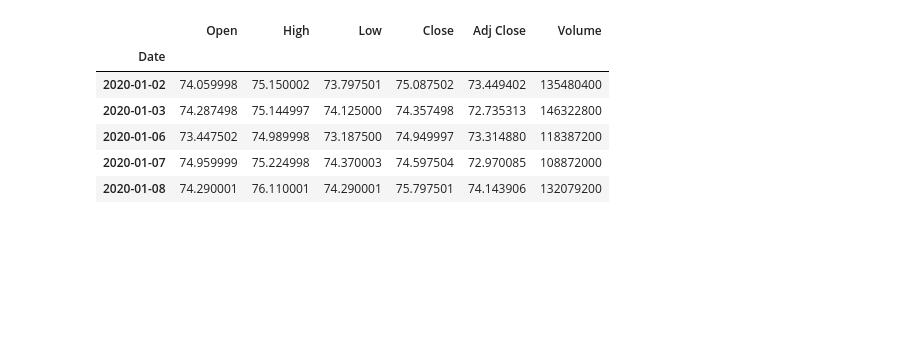
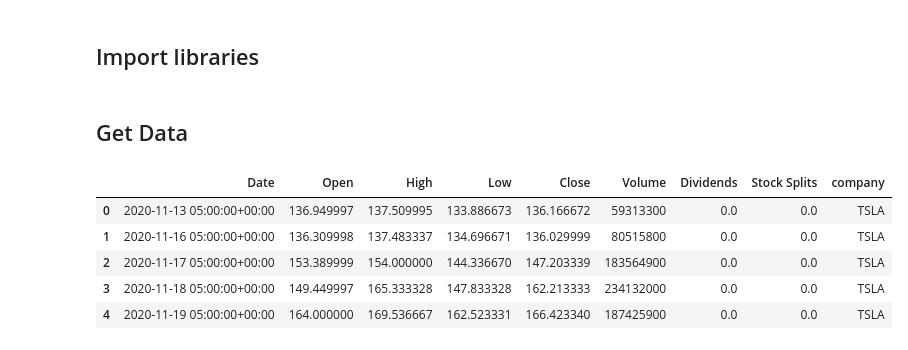
Before and after one commit to tangani/stock-trading, a Jupyter notebook: src/notebooks/yahoo_finance.ipynb, the cells around one changed output. Cells and saved outputs as stored; diff of their text form; code cells hidden in the pictures; blank space fills up the shorter version.

Commit message:
Starting time sereis analysis on the stocks we have

```diff
--- a/src/notebooks/yahoo_finance.ipynb
+++ b/src/notebooks/yahoo_finance.ipynb
@@ -17,0 +1,2 @@ data = yf.download(ticker, start_date, end_date)
+# %% [markdown]
+## Import libraries
@@ -17,0 +12,2 @@ data = yf.download(ticker, start_date, end_date)
+# %% [markdown]
+## Get Data
@@ -18,10 +17,14 @@ data = yf.download(ticker, start_date, end_date)
+# %%
+from src.backend.get_data.yahoo_finance import get_data
+# from src.backend.yahoo_finance import get_data
+
+df = get_data("yahoo_finance")
 # %%
-data.head()
+df.head()
 # %% [output]
-|  | Open | High | Low | Close | Adj Close | Volume |
-| Date |  |  |  |  |  |  |
-| 2020-01-02 | 74.059998 | 75.150002 | 73.797501 | 75.087502 | 73.449402 | 135480400 |
-| 2020-01-03 | 74.287498 | 75.144997 | 74.125000 | 74.357498 | 72.735313 | 146322800 |
-| 2020-01-06 | 73.447502 | 74.989998 | 73.187500 | 74.949997 | 73.314880 | 118387200 |
-| 2020-01-07 | 74.959999 | 75.224998 | 74.370003 | 74.597504 | 72.970085 | 108872000 |
-| 2020-01-08 | 74.290001 | 76.110001 | 74.290001 | 75.797501 | 74.143906 | 132079200 |
+|  | Date | Open | High | Low | Close | Volume | Dividends | Stock Splits | company |
+| 0 | 2020-11-13 05:00:00+00:00 | 136.949997 | 137.509995 | 133.886673 | 136.166672 | 59313300 | 0.0 | 0.0 | TSLA |
+| 1 | 2020-11-16 05:00:00+00:00 | 136.309998 | 137.483337 | 134.696671 | 136.029999 | 80515800 | 0.0 | 0.0 | TSLA |
+| 2 | 2020-11-17 05:00:00+00:00 | 153.389999 | 154.000000 | 144.336670 | 147.203339 | 183564900 | 0.0 | 0.0 | TSLA |
+| 3 | 2020-11-18 05:00:00+00:00 | 149.449997 | 165.333328 | 147.833328 | 162.213333 | 234132000 | 0.0 | 0.0 | TSLA |
+| 4 | 2020-11-19 05:00:00+00:00 | 164.000000 | 169.536667 | 162.523331 | 166.423340 | 187425900 | 0.0 | 0.0 | TSLA |
```
Also changed, not shown: parts of 51 cells of this notebook.
